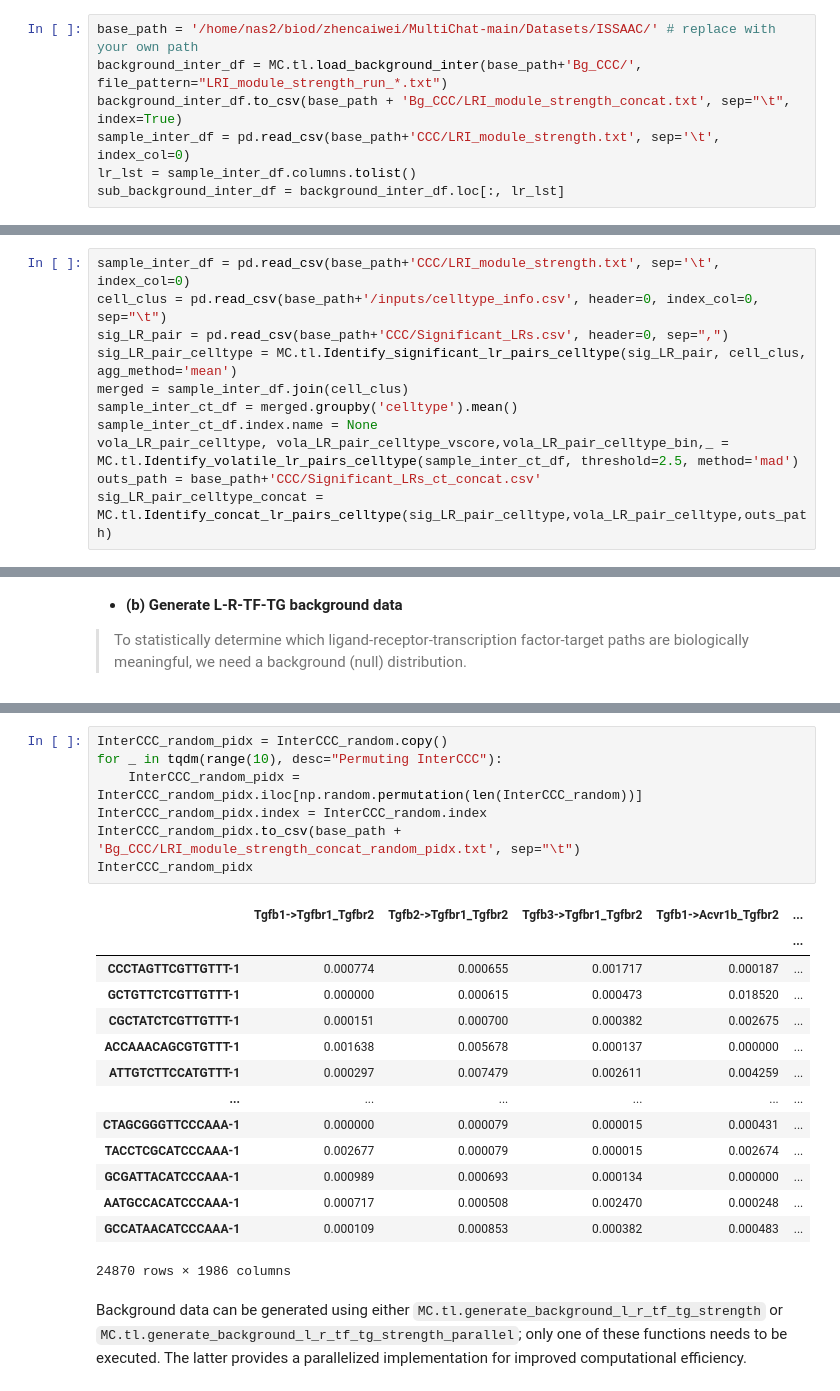
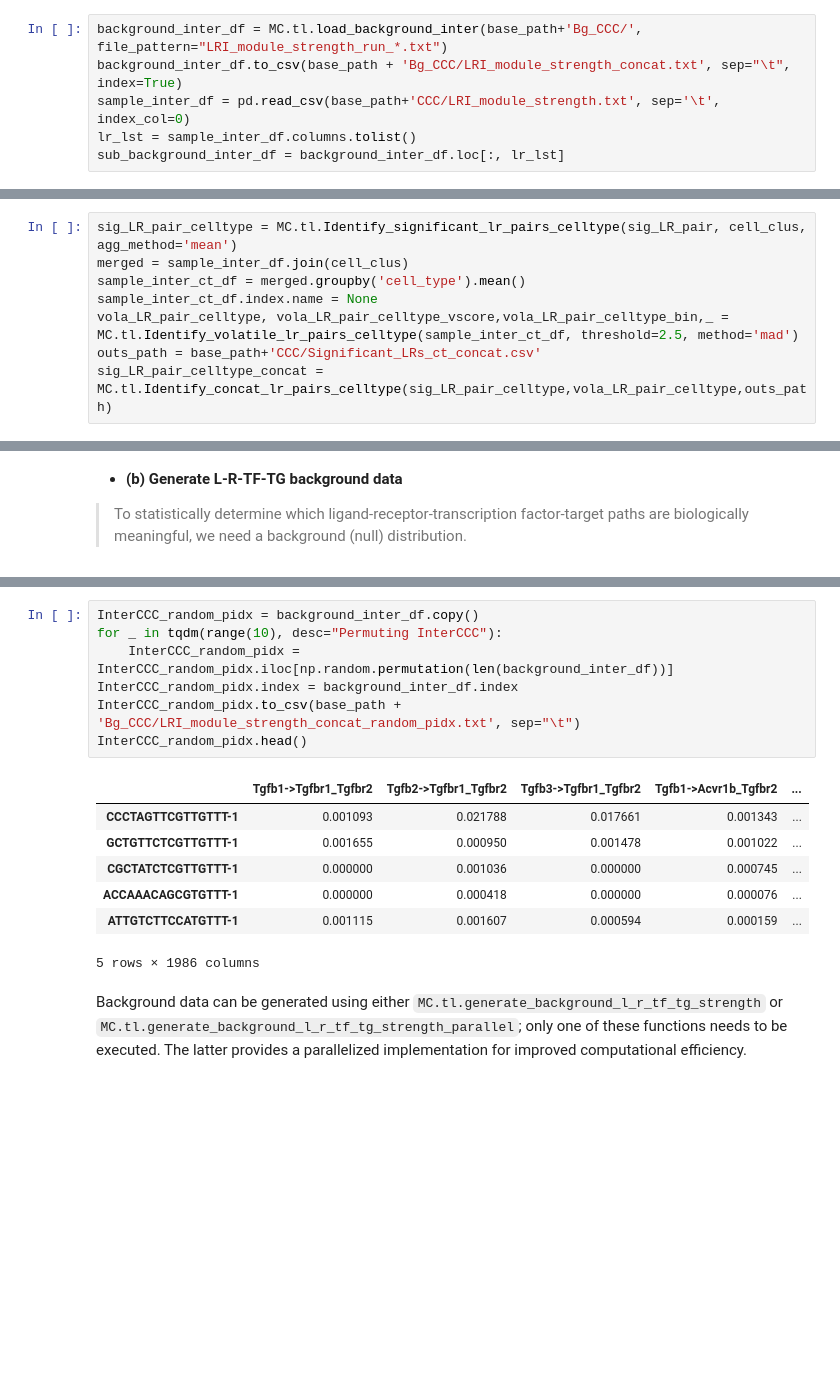
Before and after one commit to zcaiwei/MultiChat, a Jupyter notebook: Tutorial/run_MultiChat_on_ISSAAC.ipynb, the cells around one changed output, grey strips where cells are left out. Drawn from its saved outputs; the diff is of its cells as text; blank space fills up the shorter version.

```diff
--- a/Tutorial/run_MultiChat_on_ISSAAC.ipynb
+++ b/Tutorial/run_MultiChat_on_ISSAAC.ipynb
@@ -222,7 +267,6 @@ if __name__ == '__main__':
 # %% [markdown]
 **Identify single-cell level significant L–R pairs**
 # %%
-base_path = '/home/nas2/biod/zhencaiwei/MultiChat-main/Datasets/ISSAAC/' # replace with your own path
 background_inter_df = MC.tl.load_background_inter(base_path+'Bg_CCC/', file_pattern="LRI_module_strength_run_*.txt")
 background_inter_df.to_csv(base_path + 'Bg_CCC/LRI_module_strength_concat.txt', sep="\t", index=True)
 sample_inter_df = pd.read_csv(base_path+'CCC/LRI_module_strength.txt', sep='\t', index_col=0)
@@ -254,10 +298,7 @@ The significant L–R pairs are identified for each target cell type, representi
 # %%
-sample_inter_df = pd.read_csv(base_path+'CCC/LRI_module_strength.txt', sep='\t', index_col=0)
-cell_clus = pd.read_csv(base_path+'/inputs/celltype_info.csv', header=0, index_col=0, sep="\t")
-sig_LR_pair = pd.read_csv(base_path+'CCC/Significant_LRs.csv', header=0, sep=",")
 sig_LR_pair_celltype = MC.tl.Identify_significant_lr_pairs_celltype(sig_LR_pair, cell_clus, agg_method='mean')
 merged = sample_inter_df.join(cell_clus)
-sample_inter_ct_df = merged.groupby('celltype').mean()
+sample_inter_ct_df = merged.groupby('cell_type').mean()
 sample_inter_ct_df.index.name = None
 vola_LR_pair_celltype, vola_LR_pair_celltype_vscore,vola_LR_pair_celltype_bin,_ = MC.tl.Identify_volatile_lr_pairs_celltype(sample_inter_ct_df, threshold=2.5, method='mad')
 outs_path = base_path+'CCC/Significant_LRs_ct_concat.csv'
@@ -521,25 +468,18 @@ InterCCC_random
 # %%
-InterCCC_random_pidx = InterCCC_random.copy()
+InterCCC_random_pidx = background_inter_df.copy()
 for _ in tqdm(range(10), desc="Permuting InterCCC"):
-    InterCCC_random_pidx = InterCCC_random_pidx.iloc[np.random.permutation(len(InterCCC_random))]
-InterCCC_random_pidx.index = InterCCC_random.index
+    InterCCC_random_pidx = InterCCC_random_pidx.iloc[np.random.permutation(len(background_inter_df))]
+InterCCC_random_pidx.index = background_inter_df.index
 InterCCC_random_pidx.to_csv(base_path + 'Bg_CCC/LRI_module_strength_concat_random_pidx.txt', sep="\t")
-InterCCC_random_pidx
+InterCCC_random_pidx.head()
 # %% [output]
 |  | Tgfb1->Tgfbr1_Tgfbr2 | Tgfb2->Tgfbr1_Tgfbr2 | Tgfb3->Tgfbr1_Tgfbr2 | Tgfb1->Acvr1b_Tgfbr2 | ... |
-|  |  |  |  |  | ... |
-| CCCTAGTTCGTTGTTT-1 | 0.000774 | 0.000655 | 0.001717 | 0.000187 | ... |
-| GCTGTTCTCGTTGTTT-1 | 0.000000 | 0.000615 | 0.000473 | 0.018520 | ... |
-| CGCTATCTCGTTGTTT-1 | 0.000151 | 0.000700 | 0.000382 | 0.002675 | ... |
-| ACCAAACAGCGTGTTT-1 | 0.001638 | 0.005678 | 0.000137 | 0.000000 | ... |
-| ATTGTCTTCCATGTTT-1 | 0.000297 | 0.007479 | 0.002611 | 0.004259 | ... |
-| ... | ... | ... | ... | ... | ... |
-| CTAGCGGGTTCCCAAA-1 | 0.000000 | 0.000079 | 0.000015 | 0.000431 | ... |
-| TACCTCGCATCCCAAA-1 | 0.002677 | 0.000079 | 0.000015 | 0.002674 | ... |
-| GCGATTACATCCCAAA-1 | 0.000989 | 0.000693 | 0.000134 | 0.000000 | ... |
-| AATGCCACATCCCAAA-1 | 0.000717 | 0.000508 | 0.002470 | 0.000248 | ... |
-| GCCATAACATCCCAAA-1 | 0.000109 | 0.000853 | 0.000382 | 0.000483 | ... |
+| CCCTAGTTCGTTGTTT-1 | 0.001093 | 0.021788 | 0.017661 | 0.001343 | ... |
+| GCTGTTCTCGTTGTTT-1 | 0.001655 | 0.000950 | 0.001478 | 0.001022 | ... |
+| CGCTATCTCGTTGTTT-1 | 0.000000 | 0.001036 | 0.000000 | 0.000745 | ... |
+| ACCAAACAGCGTGTTT-1 | 0.000000 | 0.000418 | 0.000000 | 0.000076 | ... |
+| ATTGTCTTCCATGTTT-1 | 0.001115 | 0.001607 | 0.000594 | 0.000159 | ... |
-24870 rows × 1986 columns
+5 rows × 1986 columns
 # %% [markdown]
 Background data can be generated using either `MC.tl.generate_background_l_r_tf_tg_strength` or `MC.tl.generate_background_l_r_tf_tg_strength_parallel`; only one of these functions needs to be executed. The latter provides a parallelized implementation for improved computational efficiency.
 # %%
```
Also changed, not shown: parts of 69 cells of this notebook, 7 other files.
